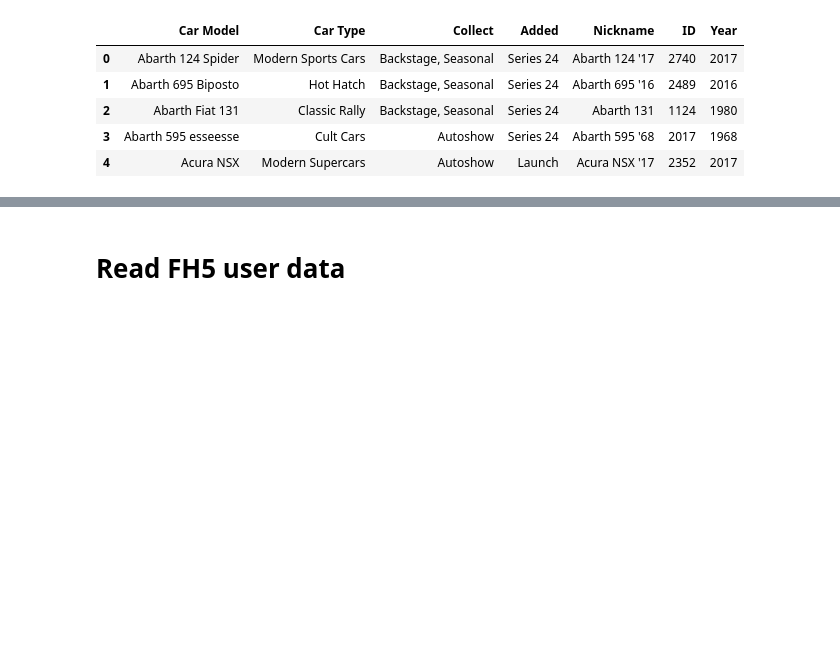
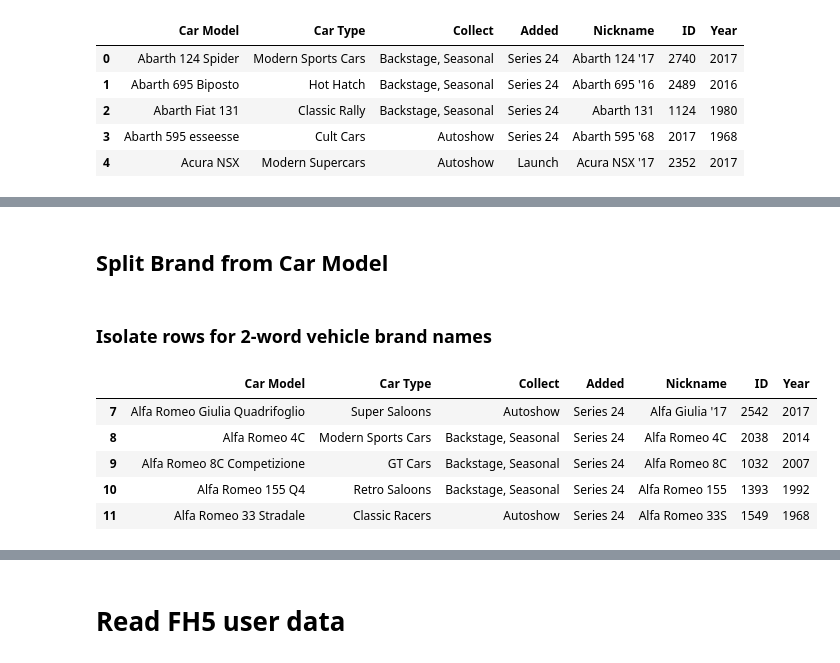
Before and after one commit to iaspidem/fh-cars-list, a Jupyter notebook: fh5-process-ext.ipynb, the cells around one changed output, grey strips where cells are left out. Drawn from its saved outputs; the diff is of its cells as text; code cells hidden in the pictures; blank space fills up the shorter version.

```diff
--- a/fh5-process-ext.ipynb
+++ b/fh5-process-ext.ipynb
@@ -92,6 +92,7 @@ display(df_filter)
 ## Split Year from Car Model
 # %%
 df[["Year", "Car Model"]] = df["Car Model"].str.extract(r'^(\d{4})(.*)$')
+df["Car Model"] = df["Car Model"].str.strip()
 df.head()
 # %% [output]
 |  | Car Model | Car Type | Collect | Added | Nickname | ID | Year |
@@ -102,0 +115,14 @@ df.head()
+# %% [markdown]
+## Split Brand from Car Model
+# %% [markdown]
+### Isolate rows for 2-word vehicle brand names
+# %%
+df1 = df.iloc[df["Car Model"].str.contains("Alfa|Aston|Auto Union|Automobili Pininfarina|Extreme E|Formula Drift|Forsberg Racing|Funco Motorsports|Land Rover|Local Motors|RJ Anderson|SIERRA Cars|Spania GTA|Universal Studios|W Motors")]
+df1.head()
+# %% [output]
+|  | Car Model | Car Type | Collect | Added | Nickname | ID | Year |
+| 7 | Alfa Romeo Giulia Quadrifoglio | Super Saloons | Autoshow | Series 24 | Alfa Giulia '17 | 2542 | 2017 |
+| 8 | Alfa Romeo 4C | Modern Sports Cars | Backstage, Seasonal | Series 24 | Alfa Romeo 4C | 2038 | 2014 |
+| 9 | Alfa Romeo 8C Competizione | GT Cars | Backstage, Seasonal | Series 24 | Alfa Romeo 8C | 1032 | 2007 |
+| 10 | Alfa Romeo 155 Q4 | Retro Saloons | Backstage, Seasonal | Series 24 | Alfa Romeo 155 | 1393 | 1992 |
+| 11 | Alfa Romeo 33 Stradale | Classic Racers | Autoshow | Series 24 | Alfa Romeo 33S | 1549 | 1968 |
```
Also changed, not shown: parts of 19 cells of this notebook.
